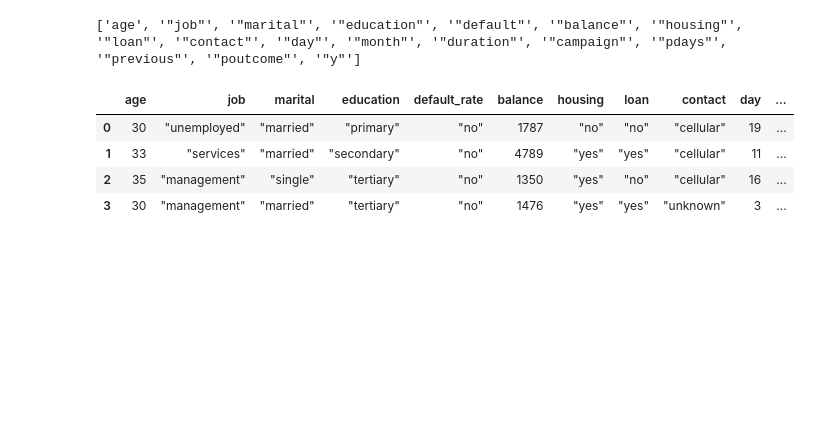
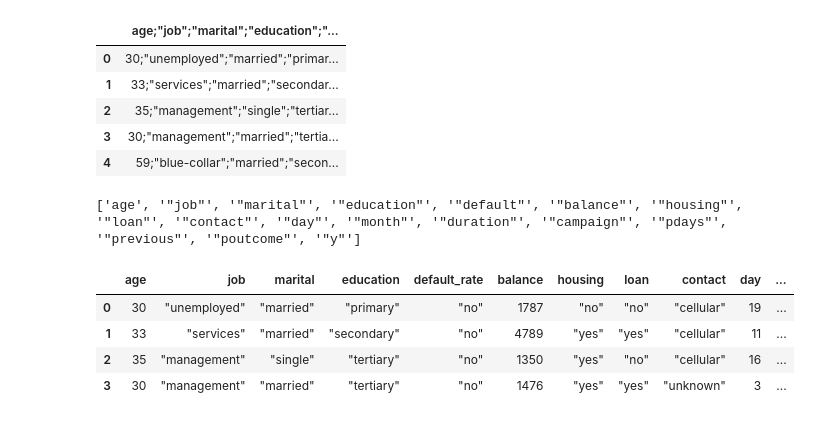
Before and after one commit to kathytran88/bank_term_deposit_analysis, a Jupyter notebook: logistic_regression.ipynb, the cells around one changed output. Drawn from its saved outputs; the diff is of its cells as text; code cells hidden in the pictures; blank space fills up the shorter version.

```diff
--- a/logistic_regression.ipynb
+++ b/logistic_regression.ipynb
@@ -10,6 +10,14 @@ from sklearn.model_selection import train_test_split
 from sklearn.linear_model import LogisticRegression
 # %%
 df2 = pd.read_csv("test.csv")
+df2.head()
+# %% [output]
+|  | age;"job";"marital";"education";"... |
+| 0 | 30;"unemployed";"married";"primar... |
+| 1 | 33;"services";"married";"secondar... |
+| 2 | 35;"management";"single";"tertiar... |
+| 3 | 30;"management";"married";"tertia... |
+| 4 | 59;"blue-collar";"married";"secon... |
 # %%
 headers2 = []
 for title in df2:
```
